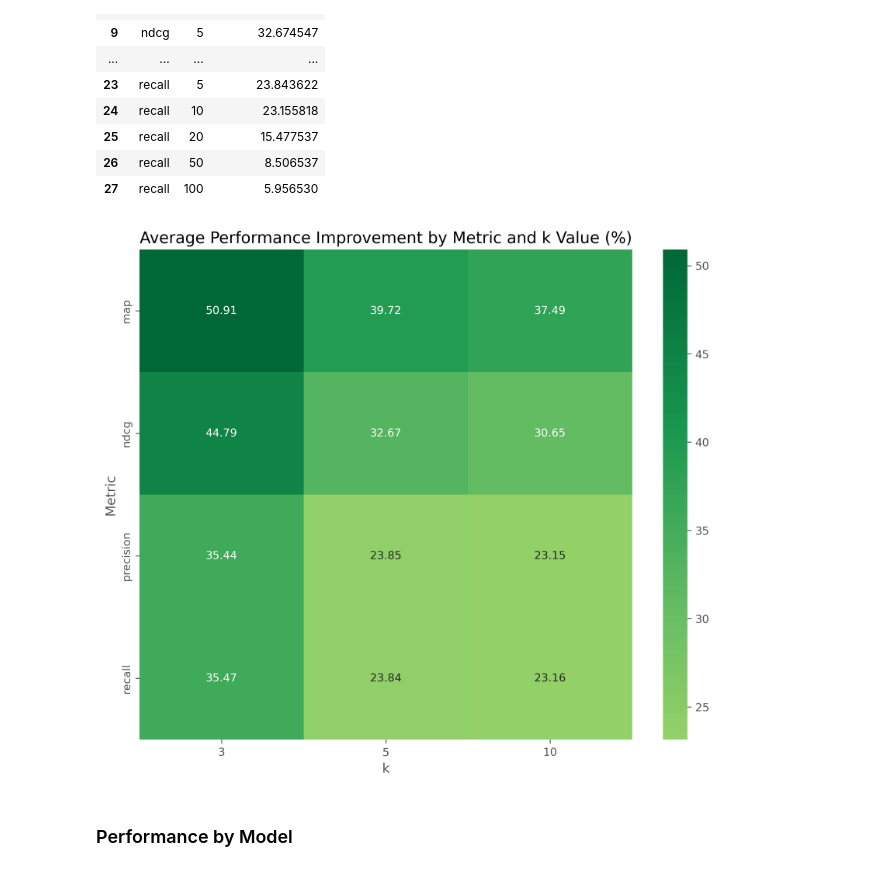
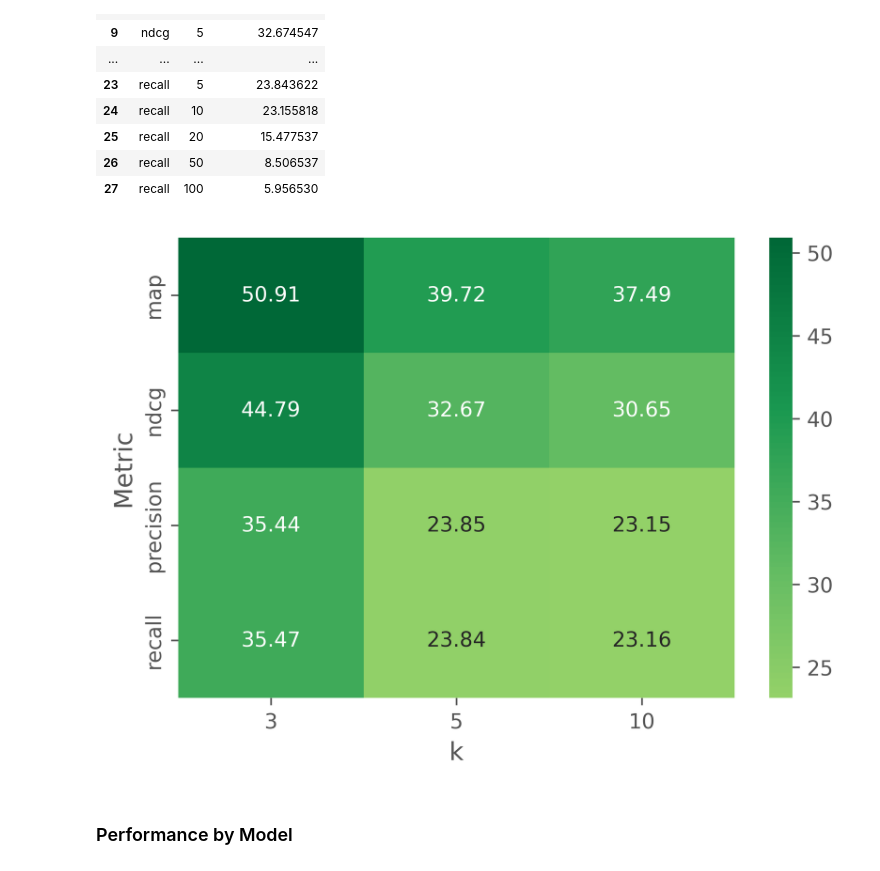
Before and after one commit to github-bowen/vidore-benchmark, a Jupyter notebook: normal_vs_segmented_comparison.ipynb, the cells around one changed output. Saved outputs shown, nothing was run; the diff lists cells and outputs as text; code cells hidden in the pictures.

Commit message:
feat: add results merging functions & get exp1 results images

```diff
--- a/normal_vs_segmented_comparison.ipynb
+++ b/normal_vs_segmented_comparison.ipynb
@@ -435,13 +460,13 @@ metric_k_improvement = metric_k_improvement[metric_k_improvement['k'].isin([3, 5
 # %%
 # Plot heatmap
 pivot_improvement = metric_k_improvement.pivot(index='Metric', columns='k', values='Improvement (%)')
-plt.figure(figsize=(10, 8), dpi=300)
+plt.figure(figsize=(6, 4), dpi=600)
 sns.heatmap(pivot_improvement, annot=True, cmap='RdYlGn', center=0, fmt='.2f')
-plt.title('Average Performance Improvement by Metric and k Value (%)')
-plt.savefig("./figs/improvement-hetmap.png")
+# plt.title('Average Performance Improvement by Metric and k Value (%)')
+plt.savefig("./figs/improvement-heatmap.png")
 plt.show()
 # %% [output]
-[figure, old version]
+[figure, new version]
 # %% [markdown]
 ### Performance by Model
 # %%
```
Also changed, not shown: parts of 4 cells of this notebook, 45 other files.
